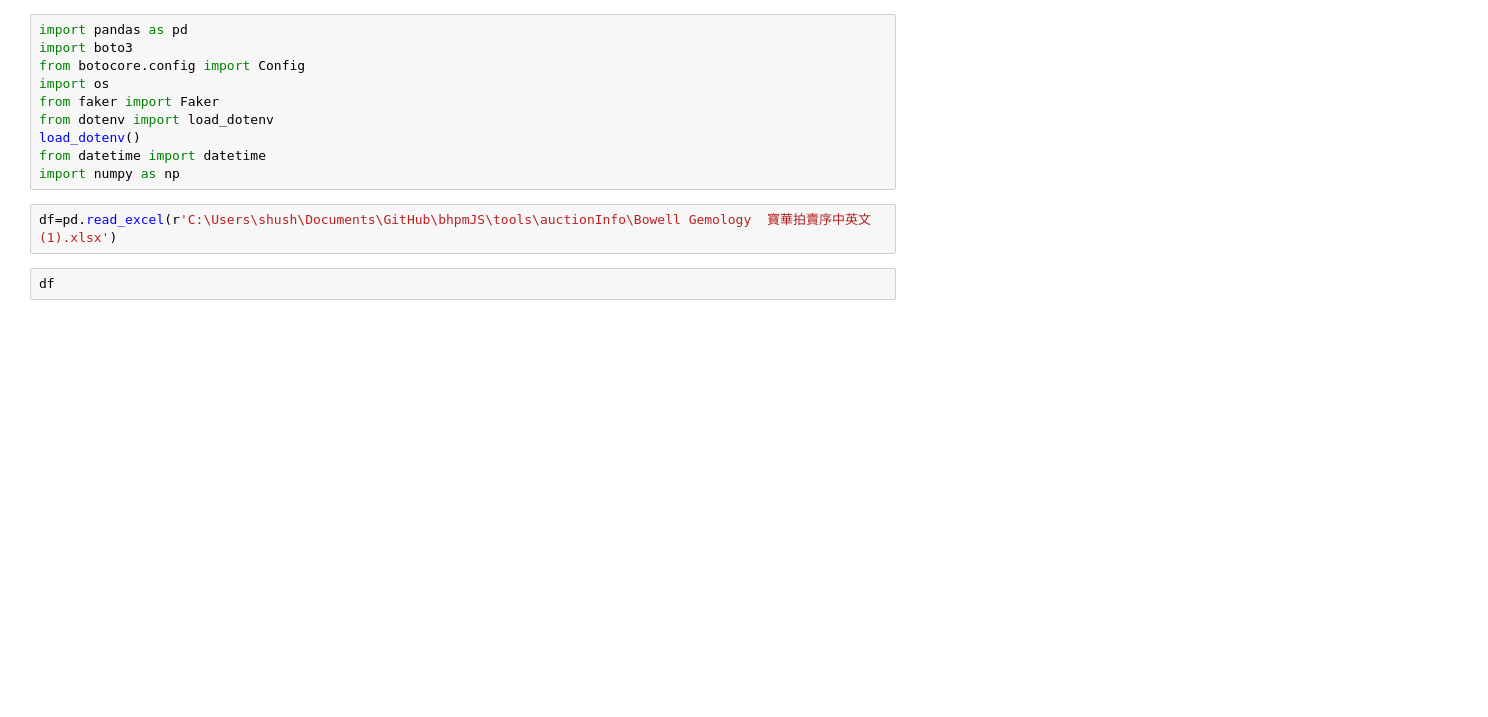
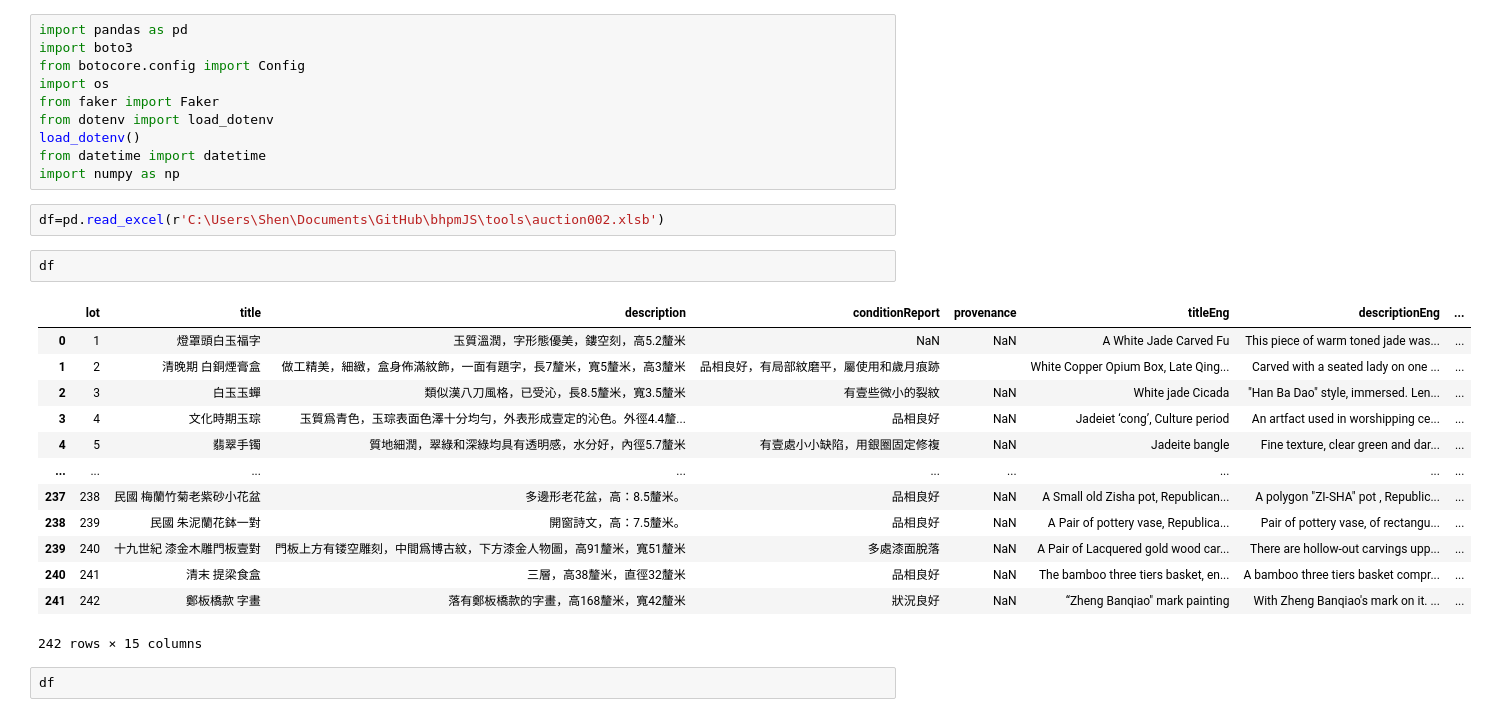
Before and after one commit to ShenShu2016/bhpm.js, a Jupyter notebook: tools/insert-DESKTOP-POKH7RQ.ipynb, the cells around one changed output. Drawn from its saved outputs; the diff is of its cells as text; blank space fills up the shorter version.

```diff
--- a/tools/insert-DESKTOP-POKH7RQ.ipynb
+++ b/tools/insert-DESKTOP-POKH7RQ.ipynb
@@ -9,7 +9,23 @@ load_dotenv()
 from datetime import datetime
 import numpy as np
 # %%
-df=pd.read_excel(r'C:\Users\shush\Documents\GitHub\bhpmJS\tools\auctionInfo\Bowell Gemology  寶華拍賣序中英文 (1).xlsx')
+df=pd.read_excel(r'C:\Users\Shen\Documents\GitHub\bhpmJS\tools\auction002.xlsb')
+# %%
+df
+# %% [output]
+|  | lot | title | description | conditionReport | provenance | titleEng | descriptionEng | ... |
+| 0 | 1 | 燈罩頭白玉福字 | 玉質溫潤，字形態優美，鏤空刻，高5.2釐米 | NaN | NaN | A White Jade Carved Fu | This piece of warm toned jade was... | ... |
+| 1 | 2 | 清晚期 白銅煙膏盒 | 做工精美，細緻，盒身佈滿紋飾，一面有題字，長7釐米，寬5釐米，高3釐米 | 品相良好，有局部紋磨平，屬使用和歲月痕跡 |  | White Copper Opium Box, Late Qing... | Carved with a seated lady on one ... | ... |
+| 2 | 3 | 白玉玉蟬 | 類似漢八刀風格，已受沁，長8.5釐米，寬3.5釐米 | 有壹些微小的裂紋 | NaN | White jade Cicada | "Han Ba Dao" style, immersed. Len... | ... |
+| 3 | 4 | 文化時期玉琮 | 玉質爲青色，玉琮表面色澤十分均勻，外表形成壹定的沁色。外徑4.4釐... | 品相良好 | NaN | Jadeiet ‘cong’, Culture period | An artfact used in worshipping ce... | ... |
+| 4 | 5 | 翡翠手镯 | 質地細潤，翠綠和深綠均具有透明感，水分好，內徑5.7釐米 | 有壹處小小缺陷，用銀圈固定修複 | NaN | Jadeite bangle | Fine texture, clear green and dar... | ... |
+| ... | ... | ... | ... | ... | ... | ... | ... | ... |
+| 237 | 238 | 民國 梅蘭竹菊老紫砂小花盆 | 多邊形老花盆，高：8.5釐米。 | 品相良好 | NaN | A Small old Zisha pot, Republican... | A polygon "ZI-SHA" pot , Republic... | ... |
+| 238 | 239 | 民國 朱泥蘭花鉢一對 | 開窗詩文，高：7.5釐米。 | 品相良好 | NaN | A Pair of pottery vase, Republica... | Pair of pottery vase, of rectangu... | ... |
+| 239 | 240 | 十九世紀 漆金木雕門板壹對 | 門板上方有镂空雕刻，中間爲博古紋，下方漆金人物圖，高91釐米，寬51釐米 | 多處漆面脫落 | NaN | A Pair of Lacquered gold wood car... | There are hollow-out carvings upp... | ... |
+| 240 | 241 | 清末 提梁食盒 | 三層，高38釐米，直徑32釐米 | 品相良好 | NaN | The bamboo three tiers basket, en... | A bamboo three tiers basket compr... | ... |
+| 241 | 242 | 鄭板橋款 字畫 | 落有鄭板橋款的字畫，高168釐米，寬42釐米 | 狀況良好 | NaN | “Zheng Banqiao" mark painting | With Zheng Banqiao's mark on it. ... | ... |
+242 rows × 15 columns
 # %%
 df
 # %% [output]
```
Also changed, not shown: parts of 8 cells of this notebook, 6 other files.
